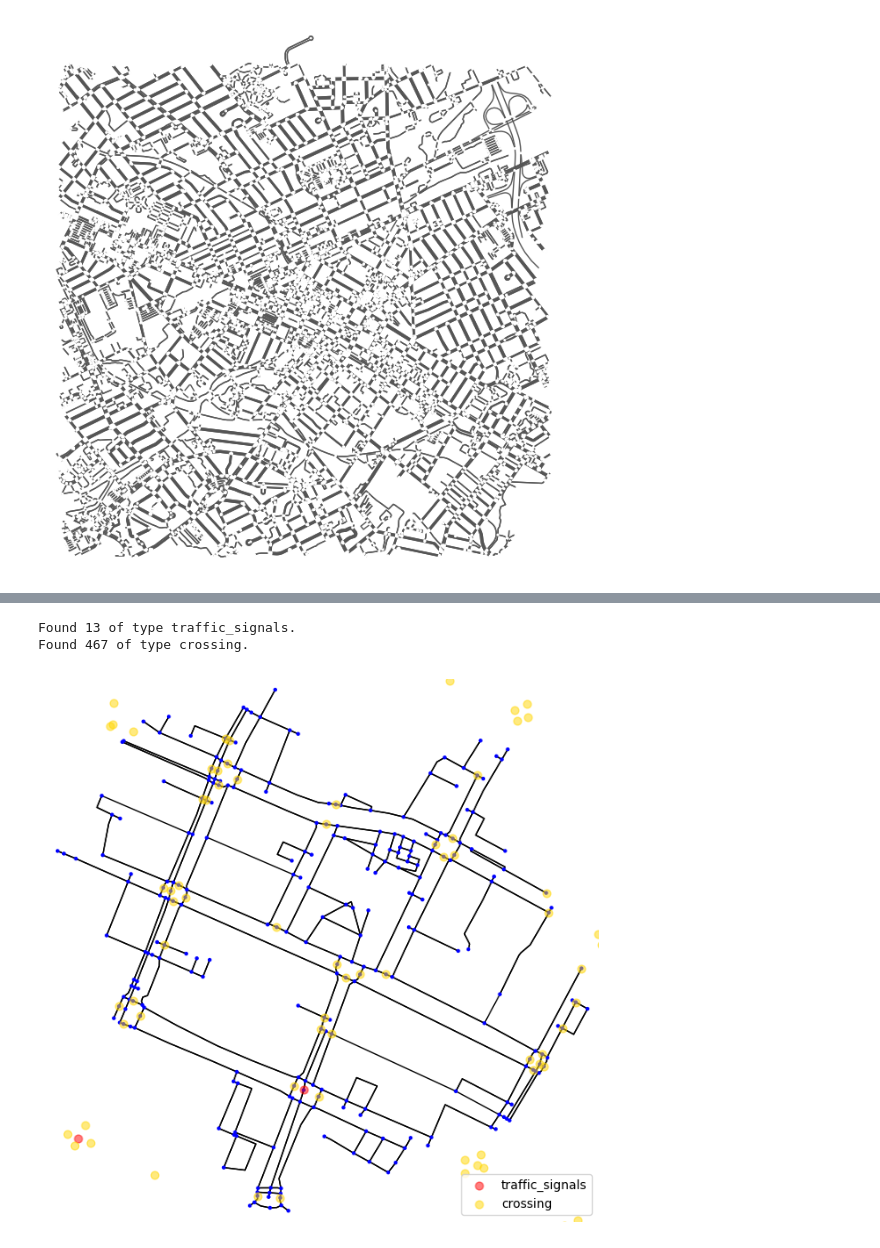
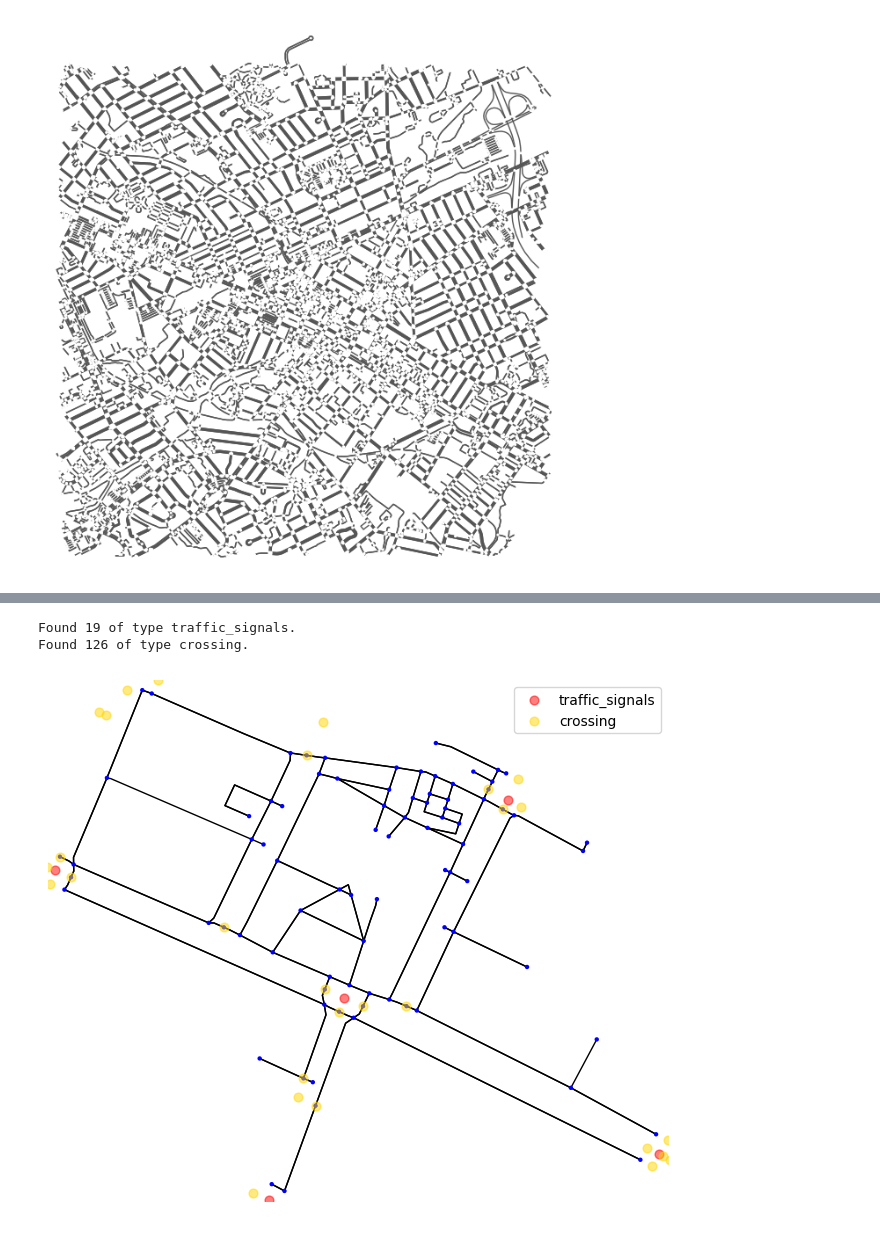
Before and after one commit to mbells/active_transport_ds, a Jupyter notebook: map_analysis/City_walkability.ipynb, the cells around one changed output, grey strips where cells are left out. Saved outputs shown, nothing was run; the diff lists cells and outputs as text; code cells hidden in the pictures.

```diff
--- a/map_analysis/City_walkability.ipynb
+++ b/map_analysis/City_walkability.ipynb
@@ -237,9 +240,12 @@ def plot_nodes(ax, G, node_type, color, size, alpha, label=None):
 center = (43.4516, -80.4925)
 
 G_sub = G
+
+G_sub = get_graph_within_radius(G_sub, center_point, search_radius=500)
+
 #G_sub = filter_and_simplify_graph(G_sub, network_type='walk')
 #G_sub = ox.utils_graph.graph_from_gdfs(G_sub.nodes, G_sub.edges, network_type='walk')
-G_sub = filter_graph_by_network_type(G_sub, network_type='walk')
+#G_sub = filter_graph_by_network_type(G_sub, network_type='walk')
 
 # Get subgraph within 1km shortest-path distance
 G_sub = get_graph_within_radius(G_sub, center_point=center, search_radius=1000)
@@ -379,31 +416,31 @@ def get_graph_within_radius_with_penalty(G,
 # %%
 # Coordinates of King & Victoria
 center = (43.4516, -80.4925)
 
 # Get subgraph with traffic light penalties
-G_penalized = get_graph_within_radius_with_penalty(G, center_point=center, search_radius=333, traffic_signal_penalty=0)
+G_penalized = get_graph_within_radius_with_penalty(G, center_point=center, search_radius=333, traffic_signal_penalty=70)
 
 # Plot it
 fig, ax = ox.plot_graph(
     G_penalized,
     node_size=10, node_color='blue',
     edge_color='black', bgcolor='white',
     show=False, close=False
 )
 
 #lights = get_traffic_lights(G_penalized)
 #print(f"Found {len(lights)} traffic lights.")
 #plot_traffic_lights(ax, G_penalized, lights)
 #
 #crossings = get_crossings(G_penalized)
 #print(f"Found {len(crossings)} traffic lights.")
 #plot_crossings(ax, G_penalized, crossings)
 
 plot_nodes(ax, G_sub, 'traffic_signals', color='red', size=40, alpha=0.5)
 plot_nodes(ax, G_sub, 'crossing', color='gold', size=40, alpha=0.5)
 
 plt.show()
 # %% [output]
-Found 13 of type traffic_signals.
-Found 467 of type crossing.
+Found 19 of type traffic_signals.
+Found 126 of type crossing.
-[figure, old version]
+[figure, new version]
```
Also changed, not shown: parts of 10 cells of this notebook.
